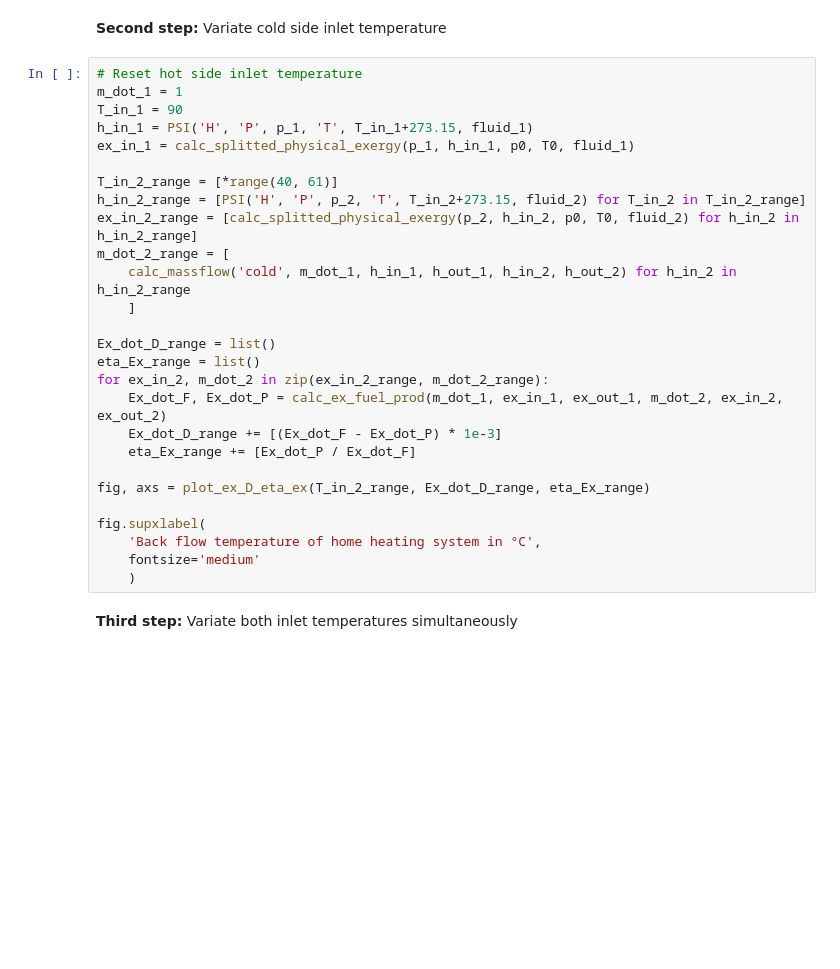
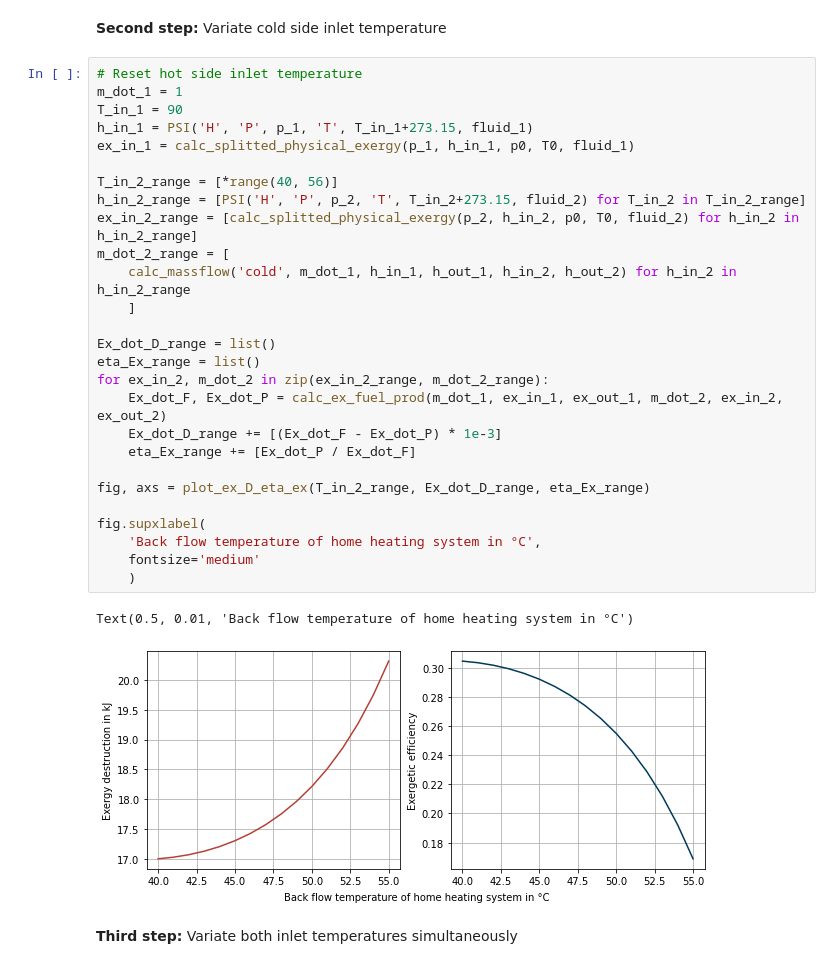
Before and after one commit to fwitte/TESPy_teaching_exergy, a Jupyter notebook: book/single-components/heat-exchanger.ipynb, the cells around one changed output. Cells and saved outputs as stored; diff of their text form; blank space fills up the shorter version.

```diff
--- a/book/single-components/heat-exchanger.ipynb
+++ b/book/single-components/heat-exchanger.ipynb
@@ -259,30 +282,33 @@ fig.supxlabel(
 # %%
 # Reset hot side inlet temperature
 m_dot_1 = 1
 T_in_1 = 90
 h_in_1 = PSI('H', 'P', p_1, 'T', T_in_1+273.15, fluid_1)
 ex_in_1 = calc_splitted_physical_exergy(p_1, h_in_1, p0, T0, fluid_1)
 
-T_in_2_range = [*range(40, 61)]
+T_in_2_range = [*range(40, 56)]
 h_in_2_range = [PSI('H', 'P', p_2, 'T', T_in_2+273.15, fluid_2) for T_in_2 in T_in_2_range]
 ex_in_2_range = [calc_splitted_physical_exergy(p_2, h_in_2, p0, T0, fluid_2) for h_in_2 in h_in_2_range]
 m_dot_2_range = [
     calc_massflow('cold', m_dot_1, h_in_1, h_out_1, h_in_2, h_out_2) for h_in_2 in h_in_2_range
     ]
 
 Ex_dot_D_range = list()
 eta_Ex_range = list()
 for ex_in_2, m_dot_2 in zip(ex_in_2_range, m_dot_2_range):
     Ex_dot_F, Ex_dot_P = calc_ex_fuel_prod(m_dot_1, ex_in_1, ex_out_1, m_dot_2, ex_in_2, ex_out_2)
     Ex_dot_D_range += [(Ex_dot_F - Ex_dot_P) * 1e-3]
     eta_Ex_range += [Ex_dot_P / Ex_dot_F]
 
 fig, axs = plot_ex_D_eta_ex(T_in_2_range, Ex_dot_D_range, eta_Ex_range)
 
 fig.supxlabel(
     'Back flow temperature of home heating system in °C',
     fontsize='medium'
     )
+# %% [output]
+Text(0.5, 0.01, 'Back flow temperature of home heating system in °C')
+[figure, added]
 # %% [markdown]
 **Third step:** Variate both inlet temperatures simultaneously
 # %%
```
Also changed, not shown: parts of 7 cells of this notebook, 6 other files.
